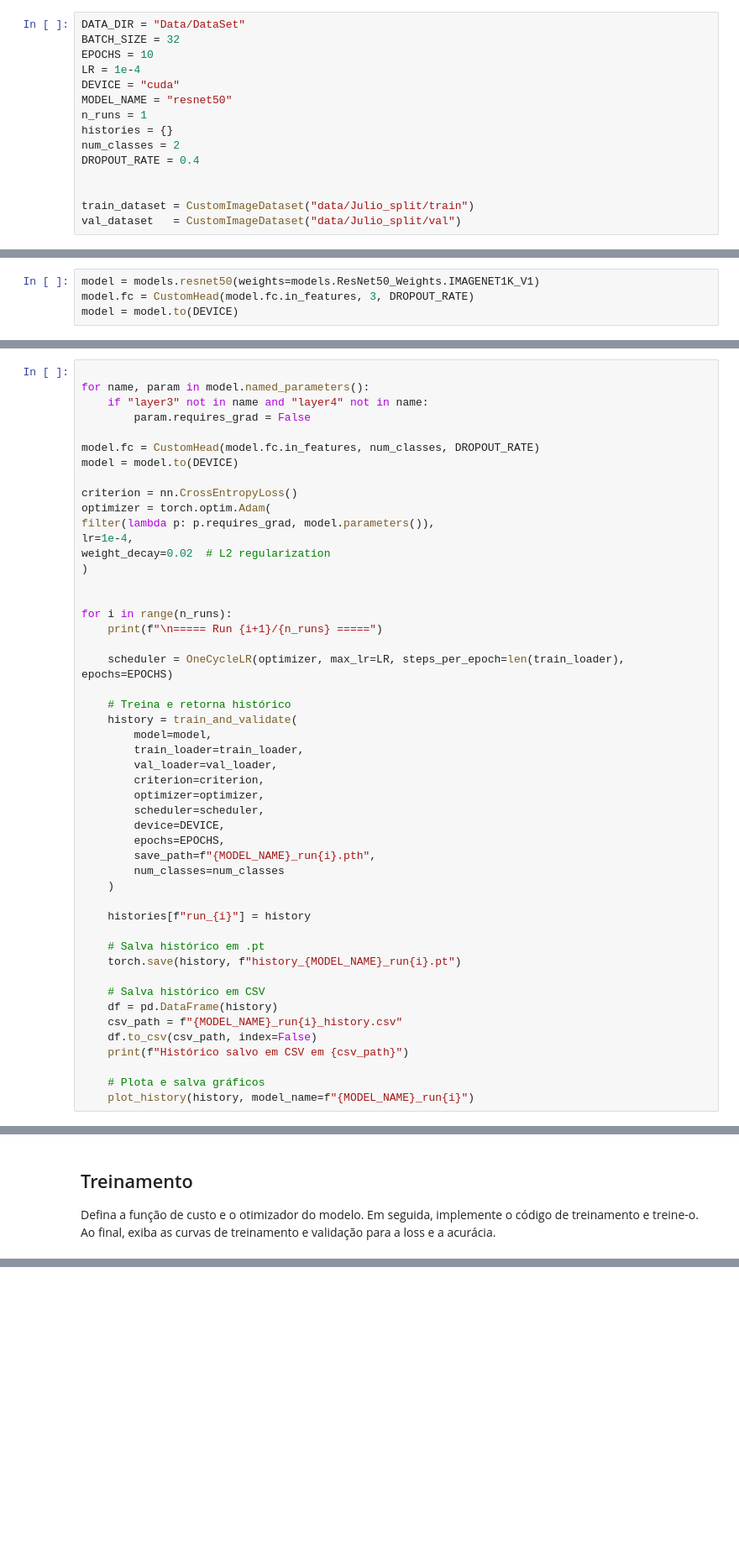
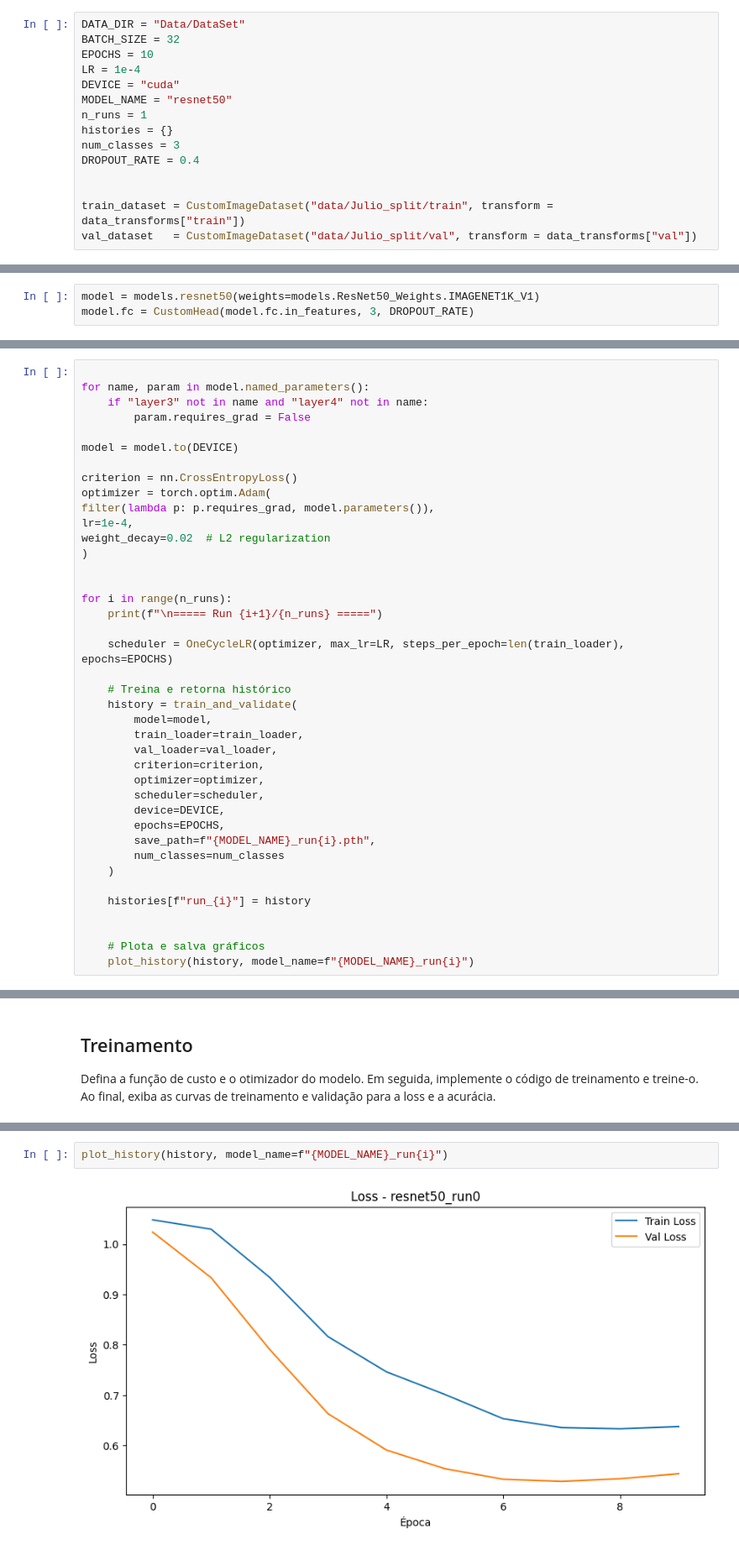
Before and after one commit to NevesJulio/Exercicios_DL, a Jupyter notebook: Atividade_DeepLearning_Labubu.ipynb, the cells around one changed output, grey strips where cells are left out. Shown at 84% size. Saved outputs shown, nothing was run; the diff lists cells and outputs as text; blank space fills up the shorter version.

Commit message:
Terminado o modelo com previsão e aplicação

```diff
--- a/Atividade_DeepLearning_Labubu.ipynb
+++ b/Atividade_DeepLearning_Labubu.ipynb
@@ -243,12 +273,12 @@ DEVICE = "cuda"
 MODEL_NAME = "resnet50"
 n_runs = 1
 histories = {}
-num_classes = 2
+num_classes = 3
 DROPOUT_RATE = 0.4
 
 
-train_dataset = CustomImageDataset("data/Julio_split/train")
-val_dataset   = CustomImageDataset("data/Julio_split/val")
+train_dataset = CustomImageDataset("data/Julio_split/train", transform = data_transforms["train"])
+val_dataset   = CustomImageDataset("data/Julio_split/val", transform = data_transforms["val"])
 # %%
 train_loader = DataLoader(train_dataset, batch_size=BATCH_SIZE, shuffle=True, num_workers=1, pin_memory=True)
 val_loader   = DataLoader(val_dataset, batch_size=BATCH_SIZE, shuffle=False, num_workers=1, pin_memory=True)
@@ -294,4 +324,3 @@ class CustomHead(nn.Module):
 # %%
 model = models.resnet50(weights=models.ResNet50_Weights.IMAGENET1K_V1)
 model.fc = CustomHead(model.fc.in_features, 3, DROPOUT_RATE)
-model = model.to(DEVICE)
@@ -301,7 +430,6 @@ for name, param in model.named_parameters():
     if "layer3" not in name and "layer4" not in name:
         param.requires_grad = False
 
-model.fc = CustomHead(model.fc.in_features, num_classes, DROPOUT_RATE)
 model = model.to(DEVICE)
 
 criterion = nn.CrossEntropyLoss()
@@ -333,14 +461,6 @@ for i in range(n_runs):
 
     histories[f"run_{i}"] = history
 
-    # Salva histórico em .pt
-    torch.save(history, f"history_{MODEL_NAME}_run{i}.pt")
-
-    # Salva histórico em CSV
-    df = pd.DataFrame(history)
-    csv_path = f"{MODEL_NAME}_run{i}_history.csv"
-    df.to_csv(csv_path, index=False)
-    print(f"Histórico salvo em CSV em {csv_path}")
 
     # Plota e salva gráficos
     plot_history(history, model_name=f"{MODEL_NAME}_run{i}")
@@ -354,0 +545,4 @@ Defina a função de custo e o otimizador do modelo. Em seguida, implemente o c
+# %%
+plot_history(history, model_name=f"{MODEL_NAME}_run{i}")
+# %% [output]
+[figure, added]
```
Also changed, not shown: parts of 16 cells of this notebook.
